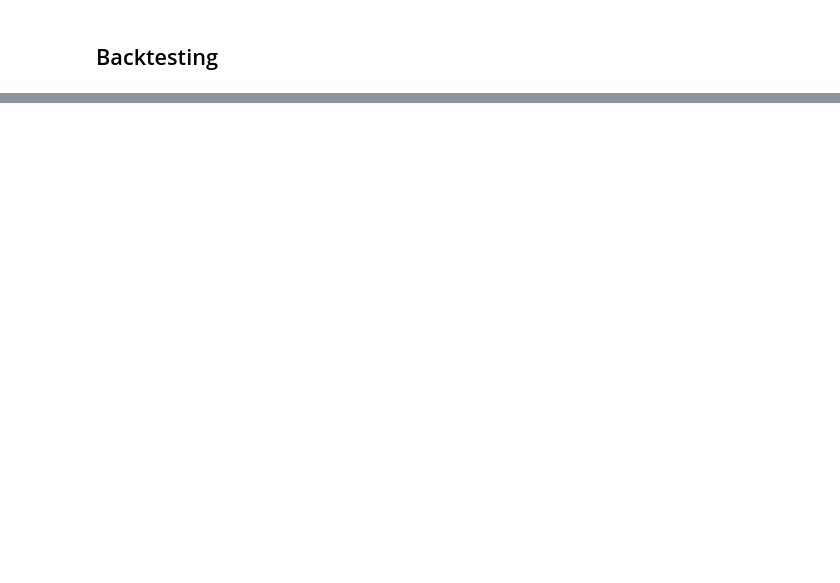
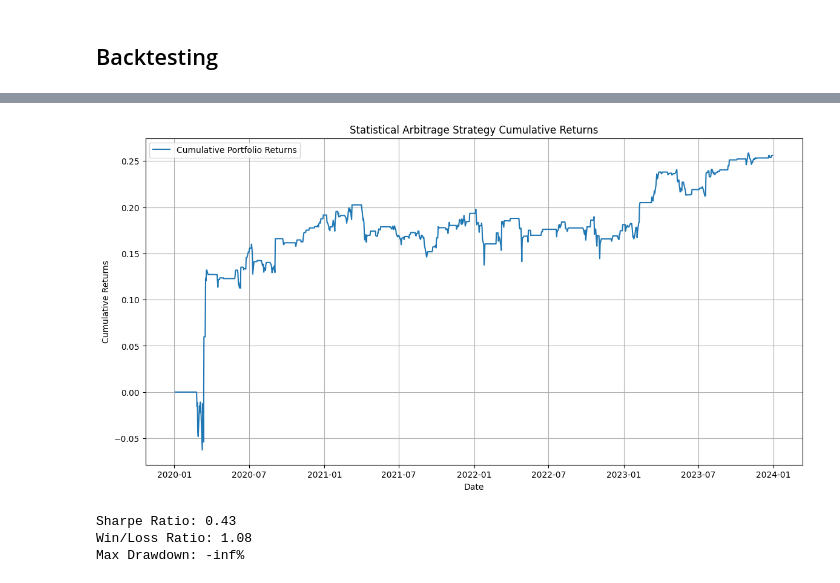
Before and after one commit to achntj/statistical-arbitrage, a Jupyter notebook: StatArb.ipynb, the cells around one changed output, grey strips where cells are left out. Saved outputs shown, nothing was run; the diff lists cells and outputs as text; code cells hidden in the pictures; blank space fills up the shorter version.

```diff
--- a/StatArb.ipynb
+++ b/StatArb.ipynb
@@ -75,0 +160,38 @@ plt.show()
+# %%
+# Portfolio Simulation
+
+returns = data.pct_change().dropna()
+portfolio_returns = (signals_df.shift(1) * returns).mean(axis=1)
+
+cumulative_returns = (1 + portfolio_returns).cumprod() - 1
+
+risk_free_rate = 0.02 / 252  # 2% annual risk-free rate, 252 trading days
+
+excess_returns = portfolio_returns - risk_free_rate
+sharpe_ratio = np.sqrt(252) * excess_returns.mean() / excess_returns.std()
+
+wins = (portfolio_returns > 0).sum()
+losses = (portfolio_returns < 0).sum()
+win_loss_ratio = wins / losses
+
+rolling_max = cumulative_returns.cummax()
+drawdown = (cumulative_returns - rolling_max) / rolling_max
+max_drawdown = drawdown.min()
+# %%
+plt.figure(figsize=(14, 7))
+plt.plot(cumulative_returns, label='Cumulative Portfolio Returns')
+plt.title('Statistical Arbitrage Strategy Cumulative Returns')
+plt.xlabel('Date')
+plt.ylabel('Cumulative Returns')
+plt.legend()
+plt.grid(True)
+plt.show()
+
+print(f"Sharpe Ratio: {sharpe_ratio:.2f}")
+print(f"Win/Loss Ratio: {win_loss_ratio:.2f}")
+print(f"Max Drawdown: {max_drawdown:.2%}")
+# %% [output]
+[figure, added]
+Sharpe Ratio: 0.43
+Win/Loss Ratio: 1.08
+Max Drawdown: -inf%
```
Also changed, not shown: parts of 8 cells of this notebook.
